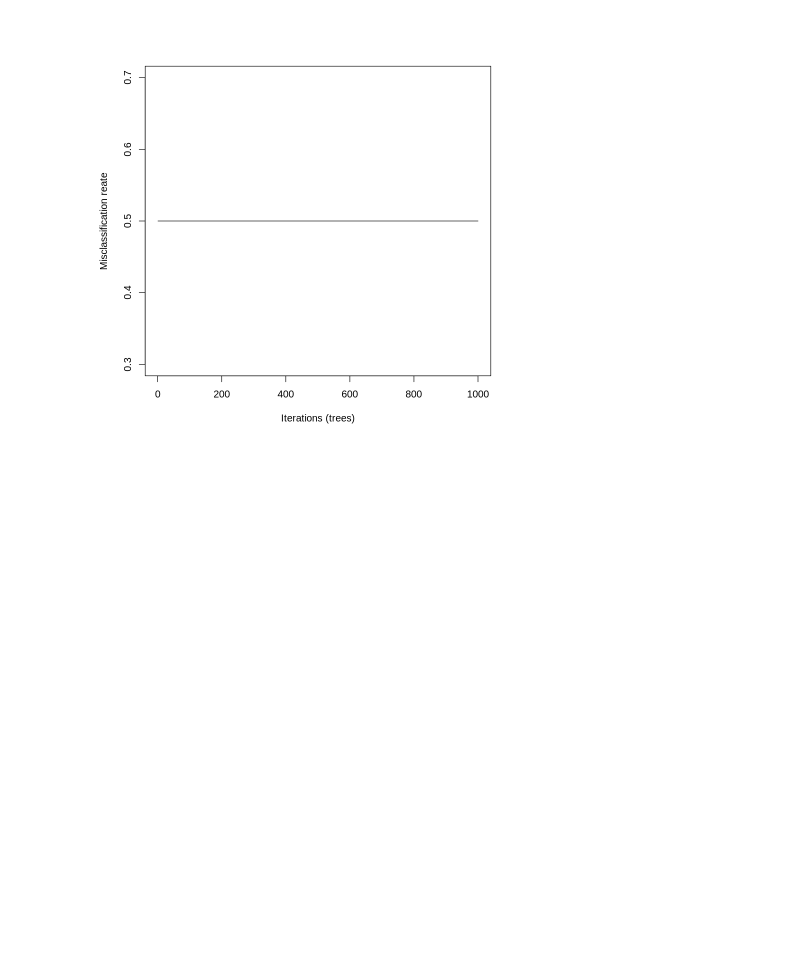
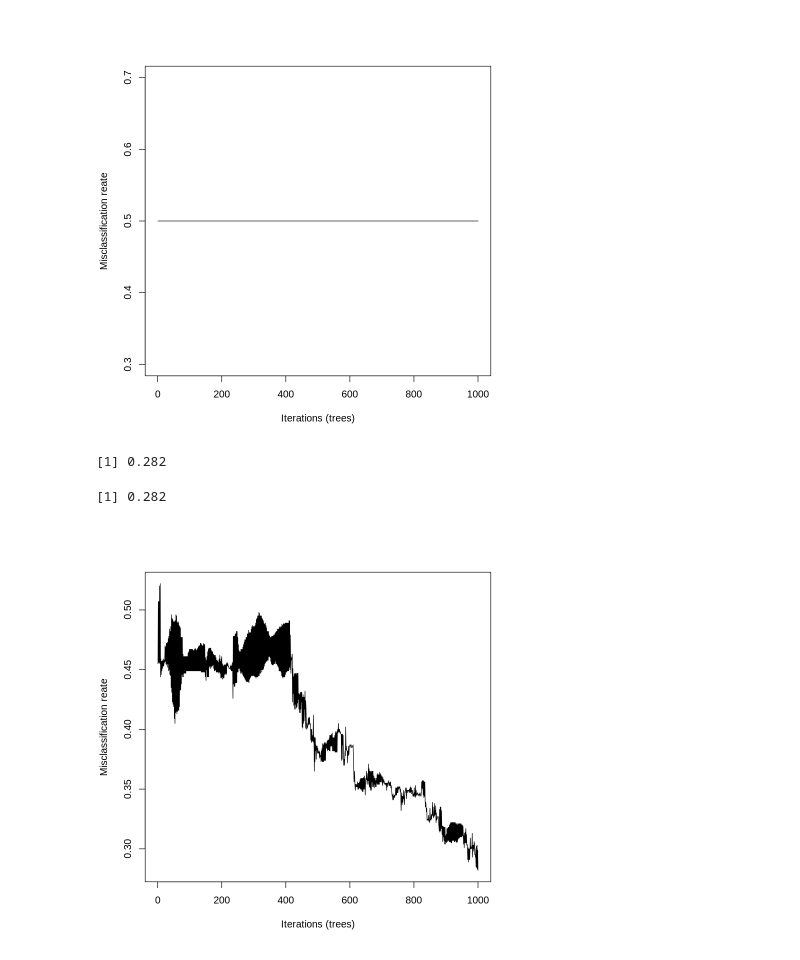
Before and after one commit to jooranlee/MATH4432, a Jupyter notebook: Assignment 4/Assignment_4.ipynb, the cells around one changed output. Saved outputs shown, nothing was run; the diff lists cells and outputs as text; code cells hidden in the pictures; blank space fills up the shorter version.

```diff
--- a/Assignment 4/Assignment_4.ipynb
+++ b/Assignment 4/Assignment_4.ipynb
@@ -50,11 +52,12 @@ adaboost <- function(x,y,x2,m = 1000,treedepth = 1,minsplit = 1,minbucket = 1){
   rpart_crtl <- rpart.control(minsplit = minsplit,minbucket = minbucket,maxdepth = treedepth)
 
   M = m
-  w <- matrix(1/n,n,M+1)
+  w <- matrix(0,n,M+1)
   p <- matrix(0,n,M)
   e <- matrix(0,M)
   a <- matrix(0,M)
   trees <- list()
+  w[,1] = 1/n
   for(m in 1:M){
     # a
     dat <- data.frame(x=x,y=y)
@@ -112,3 +115,70 @@ min(colMeans(yh_adaboost$prediction!=hold.out.y))
 [1] 0.5
 [1] 0.5
 [figure]
+# %%
+library(rpart)
+library(repr)
+
+set.seed(1)
+
+adaboost <- function(x,y,x2,m = 1000,treedepth = 2,minsplit = 10,minbucket = 10){
+
+  n <- length(y)
+  rpart_crtl <- rpart.control(minsplit = minsplit,minbucket = minbucket,maxdepth = treedepth)
+
+  M = m
+  w <- matrix(0,n,M+1)
+  p <- matrix(0,n,M)
+  e <- matrix(0,M)
+  a <- matrix(0,M)
+  trees <- list()
+  w[,1] = 1/n
+  for(m in 1:M){
+    # a
+    dat <- data.frame(x=x,y=y)
+    # print(w[,m])
+    fit_tree <- rpart(y~.,dat,weights=w[,m],method = "class",control = rpart_crtl)
+    pred <- predict(fit_tree,type="class")
+    p[,m] <- pred==y
+    # print(sum(as.integer(pred))/length(y))
+    # print(as.integer(as.character(pred)))
+    # b
+    e[m] <- sum(w[,m] * (pred != y))/n
+    a[m] <- 0.5*log((1 - e[m]) / e[m])
+    # c
+    w[,m+1] <- w[,m] * exp(a[m] * (2*(pred != y)-1))
+    w[,m+1] = w[,m+1] / sum(w[,m+1])
+    trees[[m]] <- fit_tree
+  }
+  ret <- list(M=M,w=w,p=p,e=e,a=a,trees=trees)
+  class(ret) <- "adaboost"
+  return(ret)
+}
+
+predict.adaboost <- function(object,x){
+  n = nrow(x)
+  f <- matrix(0,n,object$M)
+  prediction <- matrix(0,n,object$M)
+  m = 1
+  f[,m] = object$a[m] * as.integer(as.character(predict(object$trees[[m]],newdata=data.frame(x=x),type="class")))
+  prediction[,m] = sign(f[,m])
+  for(m in 2:object$M){
+    f[,m] = f[,m-1] + object$a[m] * as.integer(as.character(predict(object$trees[[m]],newdata=data.frame(x=x),type="class")))
+    prediction[,m] = sign(f[,m])
+  }
+  ret <- list(f = f,prediction = prediction)
+  class(ret) <- "yh_adaboost"
+  return(ret)
+}
+
+fit_adaboost <- adaboost(x,y,hold.out.x,m = 1000,treedepth = 1)
+yh_adaboost <- predict(fit_adaboost,hold.out.x)
+plot(colMeans(yh_adaboost$prediction!=hold.out.y),type="l",xlab = "Iterations (trees)",ylab="Misclassification reate")
+# misclassification rate of the final model
+mean(yh_adaboost$prediction[,1000]!=hold.out.y)
+# misclassification rate of the best model
+min(colMeans(yh_adaboost$prediction!=hold.out.y))
+# %% [output]
+[1] 0.282
+[1] 0.282
+[figure, added]
```
Also changed, not shown: parts of 2 cells of this notebook.
